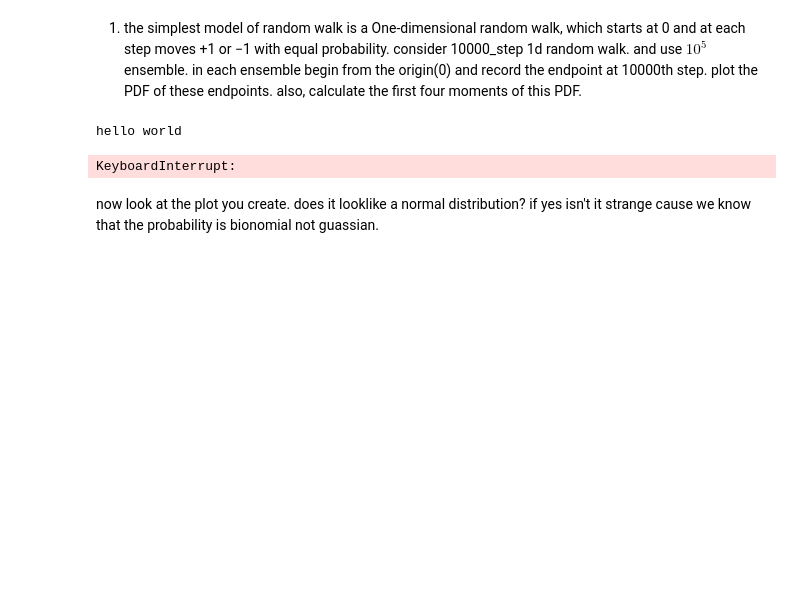
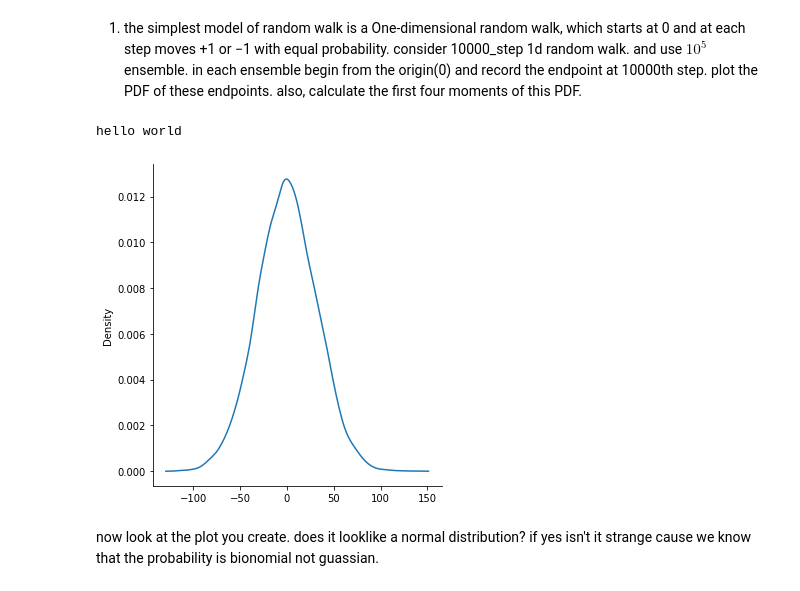
Before and after one commit to SBUDataAnalysis/hw2-Hooshmandshayan, a Jupyter notebook: Data_Analysis_HW1.ipynb, the cells around one changed output. Saved outputs shown, nothing was run; the diff lists cells and outputs as text; code cells hidden in the pictures; blank space fills up the shorter version.

```diff
--- a/Data_Analysis_HW1.ipynb
+++ b/Data_Analysis_HW1.ipynb
@@ -20,24 +40,24 @@ hello world
 # %%
 import numpy as np
 from matplotlib import pyplot as plt
-from seaborn import displot
+import seaborn as sns
 def Randomwalk (n , p=1):
     a=0
     for i in range(n) :
         randnumb = np.random.uniform(0,p+1)
         if randnumb <= 1 :
             a += 1
         else :
             a += -1
     return a
 result=[]
-for i in range(100000):
-    result.append(Randomwalk(10000))
+for i in range(10000):
+    result.append(Randomwalk(1000))
 
-displot(result, kind="kde")
+sns.displot(result, kind="kde")
 plt.show()
 # %% [output]
-KeyboardInterrupt:
+[figure, added]
 # %% [markdown]
 now look at the plot you create. does it looklike a normal distribution? if yes isn't it strange cause we know that the probability is bionomial not guassian.
 # %%
```
Also changed, not shown: parts of 10 cells of this notebook.
